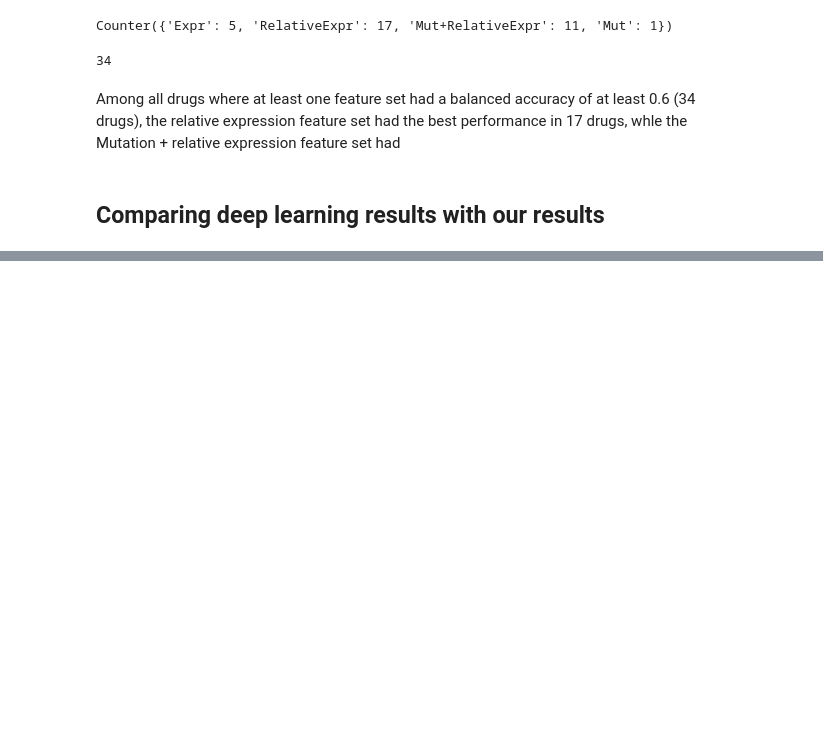
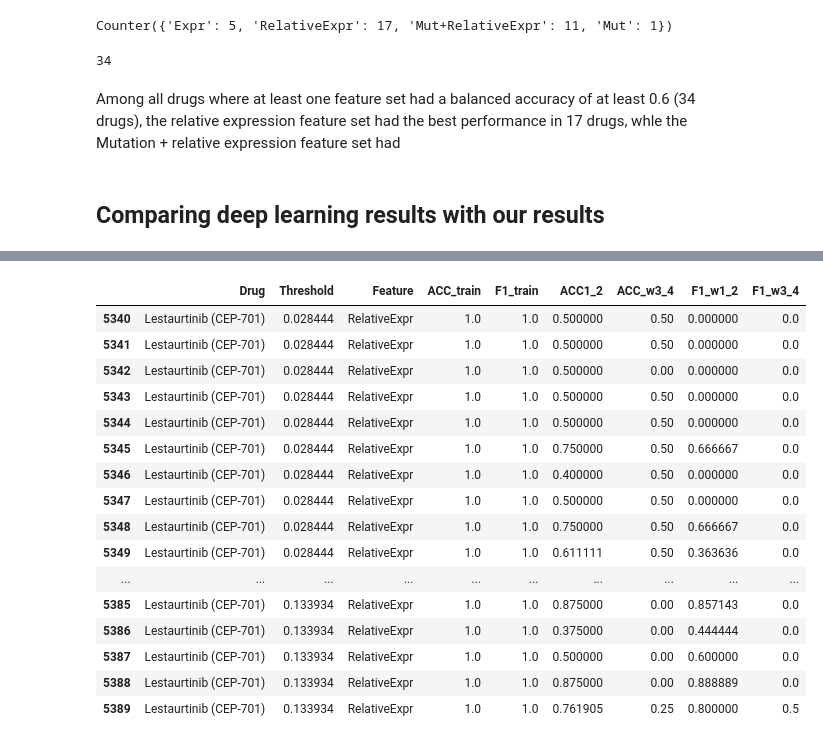
Before and after one commit to IlyaLab/KG_predict_DrugResponse, a Jupyter notebook: notebooks/publication_figures.ipynb, the cells around one changed output, grey strips where cells are left out. Saved outputs shown, nothing was run; the diff lists cells and outputs as text; code cells hidden in the pictures; blank space fills up the shorter version.

```diff
--- a/notebooks/publication_figures.ipynb
+++ b/notebooks/publication_figures.ipynb
@@ -569,0 +620,20 @@ drug_results_comparison
+# %%
+data[(data.Drug=='Lestaurtinib (CEP-701)') & (data.Feature=='RelativeExpr')]
+# %% [output]
+|  | Drug | Threshold | Feature | ACC_train | F1_train | ACC1_2 | ACC_w3_4 | F1_w1_2 | F1_w3_4 |
+| 5340 | Lestaurtinib (CEP-701) | 0.028444 | RelativeExpr | 1.0 | 1.0 | 0.500000 | 0.50 | 0.000000 | 0.0 |
+| 5341 | Lestaurtinib (CEP-701) | 0.028444 | RelativeExpr | 1.0 | 1.0 | 0.500000 | 0.50 | 0.000000 | 0.0 |
+| 5342 | Lestaurtinib (CEP-701) | 0.028444 | RelativeExpr | 1.0 | 1.0 | 0.500000 | 0.00 | 0.000000 | 0.0 |
+| 5343 | Lestaurtinib (CEP-701) | 0.028444 | RelativeExpr | 1.0 | 1.0 | 0.500000 | 0.50 | 0.000000 | 0.0 |
+| 5344 | Lestaurtinib (CEP-701) | 0.028444 | RelativeExpr | 1.0 | 1.0 | 0.500000 | 0.50 | 0.000000 | 0.0 |
+| 5345 | Lestaurtinib (CEP-701) | 0.028444 | RelativeExpr | 1.0 | 1.0 | 0.750000 | 0.50 | 0.666667 | 0.0 |
+| 5346 | Lestaurtinib (CEP-701) | 0.028444 | RelativeExpr | 1.0 | 1.0 | 0.400000 | 0.50 | 0.000000 | 0.0 |
+| 5347 | Lestaurtinib (CEP-701) | 0.028444 | RelativeExpr | 1.0 | 1.0 | 0.500000 | 0.50 | 0.000000 | 0.0 |
+| 5348 | Lestaurtinib (CEP-701) | 0.028444 | RelativeExpr | 1.0 | 1.0 | 0.750000 | 0.50 | 0.666667 | 0.0 |
+| 5349 | Lestaurtinib (CEP-701) | 0.028444 | RelativeExpr | 1.0 | 1.0 | 0.611111 | 0.50 | 0.363636 | 0.0 |
+| ... | ... | ... | ... | ... | ... | ... | ... | ... | ... |
+| 5385 | Lestaurtinib (CEP-701) | 0.133934 | RelativeExpr | 1.0 | 1.0 | 0.875000 | 0.00 | 0.857143 | 0.0 |
+| 5386 | Lestaurtinib (CEP-701) | 0.133934 | RelativeExpr | 1.0 | 1.0 | 0.375000 | 0.00 | 0.444444 | 0.0 |
+| 5387 | Lestaurtinib (CEP-701) | 0.133934 | RelativeExpr | 1.0 | 1.0 | 0.500000 | 0.00 | 0.600000 | 0.0 |
+| 5388 | Lestaurtinib (CEP-701) | 0.133934 | RelativeExpr | 1.0 | 1.0 | 0.875000 | 0.00 | 0.888889 | 0.0 |
+| 5389 | Lestaurtinib (CEP-701) | 0.133934 | RelativeExpr | 1.0 | 1.0 | 0.761905 | 0.25 | 0.800000 | 0.5 |
```
Also changed, not shown: parts of 6 cells of this notebook.
